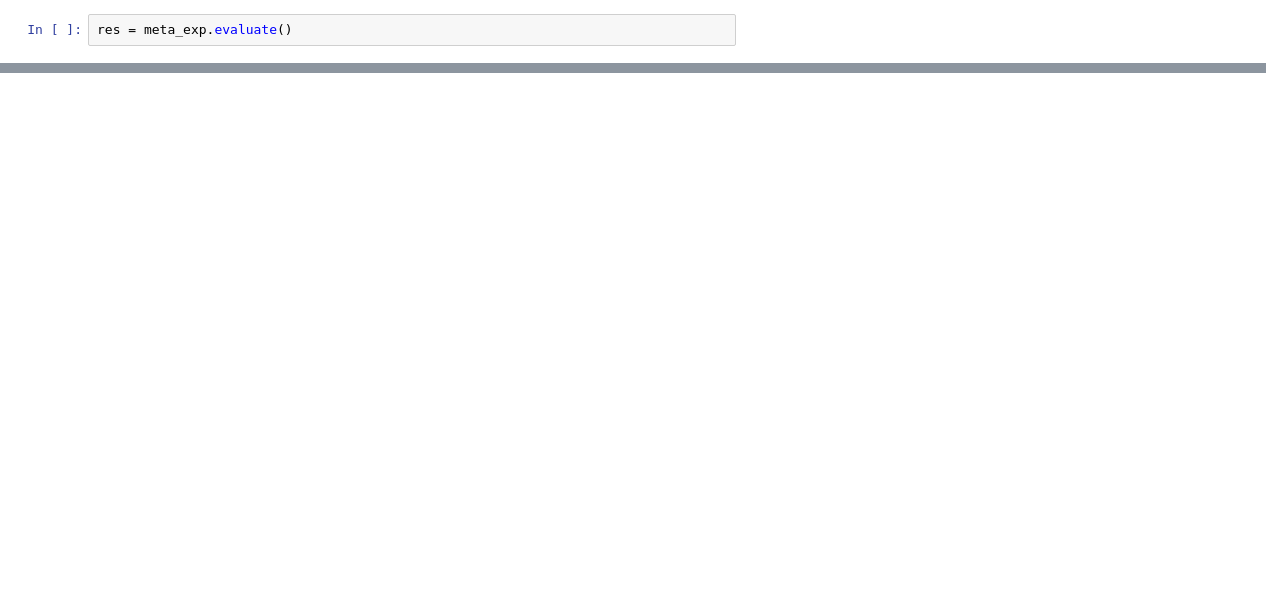
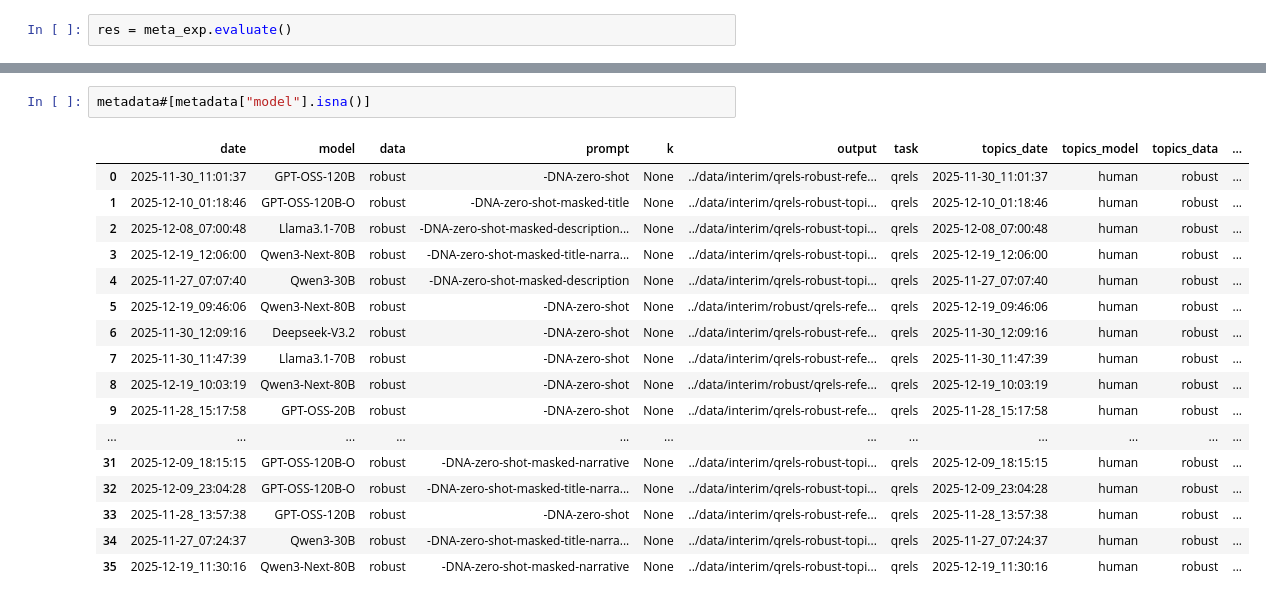
Before and after one commit to irgroup/SIGIR26-Synthesized-Information-Needs, a Jupyter notebook: notebooks/robust/evaluate-pre-requisites.ipynb, the cells around one changed output, grey strips where cells are left out. Drawn from its saved outputs; the diff is of its cells as text; blank space fills up the shorter version.

```diff
--- a/notebooks/robust/evaluate-pre-requisites.ipynb
+++ b/notebooks/robust/evaluate-pre-requisites.ipynb
@@ -135,3 +204,23 @@ metadata = read_metadata(BASE_DIR)
+# %%
+metadata#[metadata["model"].isna()]
+# %% [output]
+|  | date | model | data | prompt | k | output | task | topics_date | topics_model | topics_data | ... |
+| 0 | 2025-11-30_11:01:37 | GPT-OSS-120B | robust | -DNA-zero-shot | None | ../data/interim/qrels-robust-refe... | qrels | 2025-11-30_11:01:37 | human | robust | ... |
+| 1 | 2025-12-10_01:18:46 | GPT-OSS-120B-O | robust | -DNA-zero-shot-masked-title | None | ../data/interim/qrels-robust-topi... | qrels | 2025-12-10_01:18:46 | human | robust | ... |
+| 2 | 2025-12-08_07:00:48 | Llama3.1-70B | robust | -DNA-zero-shot-masked-description... | None | ../data/interim/qrels-robust-topi... | qrels | 2025-12-08_07:00:48 | human | robust | ... |
+| 3 | 2025-12-19_12:06:00 | Qwen3-Next-80B | robust | -DNA-zero-shot-masked-title-narra... | None | ../data/interim/qrels-robust-topi... | qrels | 2025-12-19_12:06:00 | human | robust | ... |
+| 4 | 2025-11-27_07:07:40 | Qwen3-30B | robust | -DNA-zero-shot-masked-description | None | ../data/interim/qrels-robust-topi... | qrels | 2025-11-27_07:07:40 | human | robust | ... |
+| 5 | 2025-12-19_09:46:06 | Qwen3-Next-80B | robust | -DNA-zero-shot | None | ../data/interim/robust/qrels-refe... | qrels | 2025-12-19_09:46:06 | human | robust | ... |
+| 6 | 2025-11-30_12:09:16 | Deepseek-V3.2 | robust | -DNA-zero-shot | None | ../data/interim/qrels-robust-refe... | qrels | 2025-11-30_12:09:16 | human | robust | ... |
+| 7 | 2025-11-30_11:47:39 | Llama3.1-70B | robust | -DNA-zero-shot | None | ../data/interim/qrels-robust-refe... | qrels | 2025-11-30_11:47:39 | human | robust | ... |
+| 8 | 2025-12-19_10:03:19 | Qwen3-Next-80B | robust | -DNA-zero-shot | None | ../data/interim/robust/qrels-refe... | qrels | 2025-12-19_10:03:19 | human | robust | ... |
+| 9 | 2025-11-28_15:17:58 | GPT-OSS-20B | robust | -DNA-zero-shot | None | ../data/interim/qrels-robust-refe... | qrels | 2025-11-28_15:17:58 | human | robust | ... |
+| ... | ... | ... | ... | ... | ... | ... | ... | ... | ... | ... | ... |
+| 31 | 2025-12-09_18:15:15 | GPT-OSS-120B-O | robust | -DNA-zero-shot-masked-narrative | None | ../data/interim/qrels-robust-topi... | qrels | 2025-12-09_18:15:15 | human | robust | ... |
+| 32 | 2025-12-09_23:04:28 | GPT-OSS-120B-O | robust | -DNA-zero-shot-masked-title-narra... | None | ../data/interim/qrels-robust-topi... | qrels | 2025-12-09_23:04:28 | human | robust | ... |
+| 33 | 2025-11-28_13:57:38 | GPT-OSS-120B | robust | -DNA-zero-shot | None | ../data/interim/qrels-robust-refe... | qrels | 2025-11-28_13:57:38 | human | robust | ... |
+| 34 | 2025-11-27_07:24:37 | Qwen3-30B | robust | -DNA-zero-shot-masked-title-narra... | None | ../data/interim/qrels-robust-topi... | qrels | 2025-11-27_07:24:37 | human | robust | ... |
+| 35 | 2025-12-19_11:30:16 | Qwen3-Next-80B | robust | -DNA-zero-shot-masked-narrative | None | ../data/interim/qrels-robust-topi... | qrels | 2025-12-19_11:30:16 | human | robust | ... |
 # %%
 df = pd.DataFrame(res)
 # df["score"] = df.apply(format_score, axis=1)
```
Also changed, not shown: parts of 15 cells of this notebook, 1 other file.
